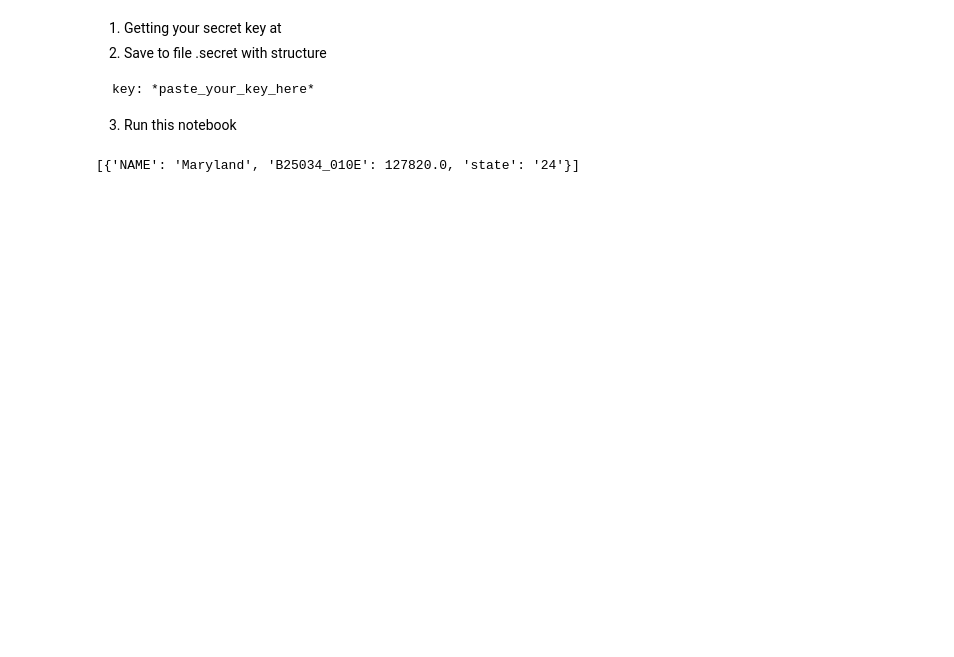
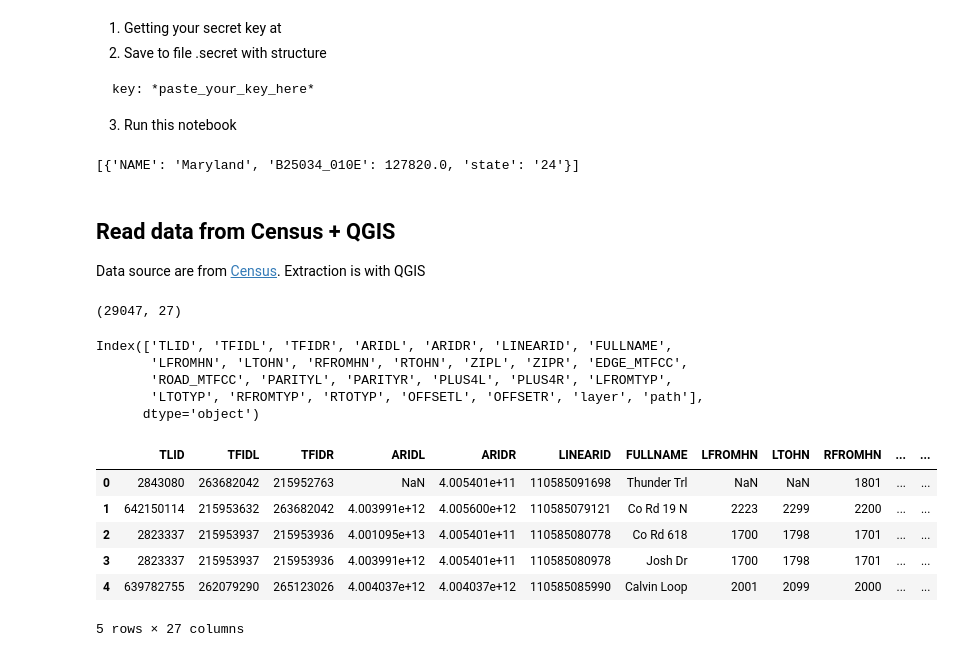
Before and after one commit to minhtriet/zipcodes, a Jupyter notebook: data_exploration.ipynb, the cells around one changed output. Saved outputs shown, nothing was run; the diff lists cells and outputs as text; code cells hidden in the pictures; blank space fills up the shorter version.

```diff
--- a/data_exploration.ipynb
+++ b/data_exploration.ipynb
@@ -199,3 +195,7 @@ c.acs5.get(('NAME', 'B25034_010E'),
           {'for': 'state:{}'.format(states.MD.fips)})
 # %% [output]
 [{'NAME': 'Maryland', 'B25034_010E': 127820.0, 'state': '24'}]
+# %% [markdown]
+## Read data from Census + QGIS
+
+Data source are from [Census](https://www2.census.gov/geo/tiger/TIGER2022/). Extraction is with QGIS
@@ -201,0 +204,24 @@ c.acs5.get(('NAME', 'B25034_010E'),
+# %%
+zipcodes=pd.read_csv('three_files.csv')
+# %%
+zipcodes.shape
+# %% [output]
+(29047, 27)
+# %%
+zipcodes.columns
+# %% [output]
+Index(['TLID', 'TFIDL', 'TFIDR', 'ARIDL', 'ARIDR', 'LINEARID', 'FULLNAME',
+       'LFROMHN', 'LTOHN', 'RFROMHN', 'RTOHN', 'ZIPL', 'ZIPR', 'EDGE_MTFCC',
+       'ROAD_MTFCC', 'PARITYL', 'PARITYR', 'PLUS4L', 'PLUS4R', 'LFROMTYP',
+       'LTOTYP', 'RFROMTYP', 'RTOTYP', 'OFFSETL', 'OFFSETR', 'layer', 'path'],
+      dtype='object')
+# %%
+zipcodes.head()
+# %% [output]
+|  | TLID | TFIDL | TFIDR | ARIDL | ARIDR | LINEARID | FULLNAME | LFROMHN | LTOHN | RFROMHN | ... | ... |
+| 0 | 2843080 | 263682042 | 215952763 | NaN | 4.005401e+11 | 110585091698 | Thunder Trl | NaN | NaN | 1801 | ... | ... |
+| 1 | 642150114 | 215953632 | 263682042 | 4.003991e+12 | 4.005600e+12 | 110585079121 | Co Rd 19 N | 2223 | 2299 | 2200 | ... | ... |
+| 2 | 2823337 | 215953937 | 215953936 | 4.001095e+13 | 4.005401e+11 | 110585080778 | Co Rd 618 | 1700 | 1798 | 1701 | ... | ... |
+| 3 | 2823337 | 215953937 | 215953936 | 4.003991e+12 | 4.005401e+11 | 110585080978 | Josh Dr | 1700 | 1798 | 1701 | ... | ... |
+| 4 | 639782755 | 262079290 | 265123026 | 4.004037e+12 | 4.004037e+12 | 110585085990 | Calvin Loop | 2001 | 2099 | 2000 | ... | ... |
+5 rows × 27 columns
```
Also changed, not shown: parts of 32 cells of this notebook.
